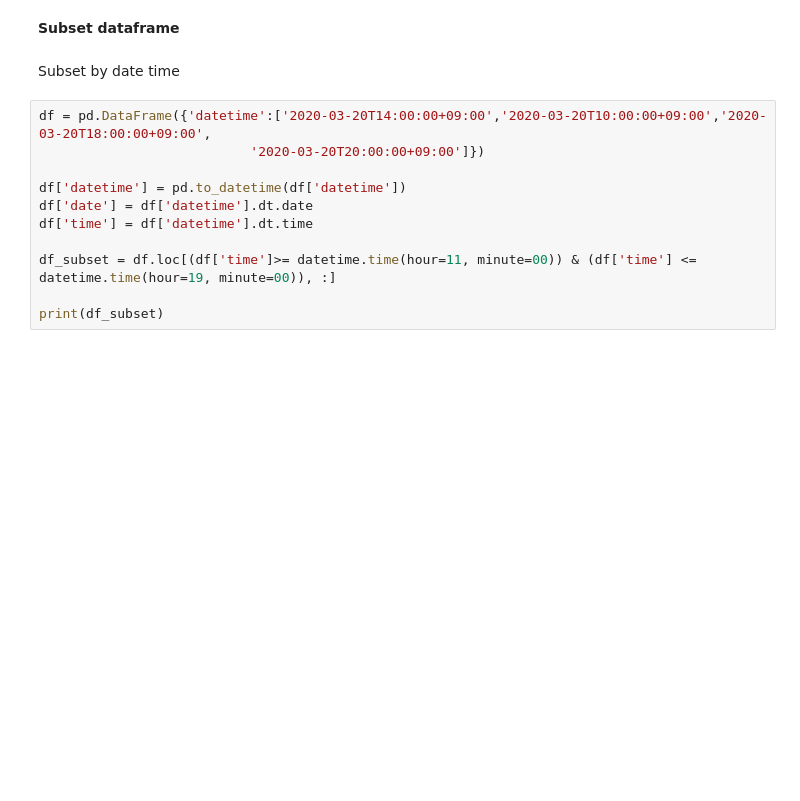
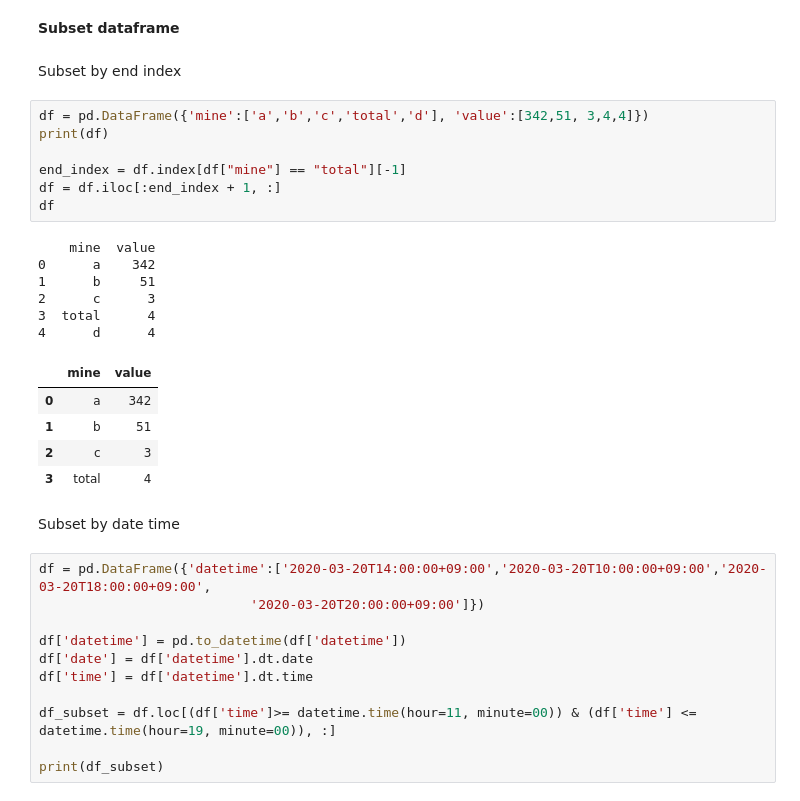
Before and after one commit to noaihere/distillery, a Jupyter notebook: short_python.ipynb, the cells around one changed output. Cells and saved outputs as stored; diff of their text form; blank space fills up the shorter version.

```diff
--- a/short_python.ipynb
+++ b/short_python.ipynb
@@ -103,5 +121,26 @@ df
 # %% [markdown]
 **Subset dataframe**
+# %% [markdown]
+Subset by end index
+# %%
+df = pd.DataFrame({'mine':['a','b','c','total','d'], 'value':[342,51, 3,4,4]})
+print(df)
+
+end_index = df.index[df["mine"] == "total"][-1]
+df = df.iloc[:end_index + 1, :]
+df
+# %% [output]
+    mine  value
+0      a    342
+1      b     51
+2      c      3
+3  total      4
+4      d      4
+|  | mine | value |
+| 0 | a | 342 |
+| 1 | b | 51 |
+| 2 | c | 3 |
+| 3 | total | 4 |
 # %% [markdown]
 Subset by date time
 # %%
```
Also changed, not shown: parts of 8 cells of this notebook.
